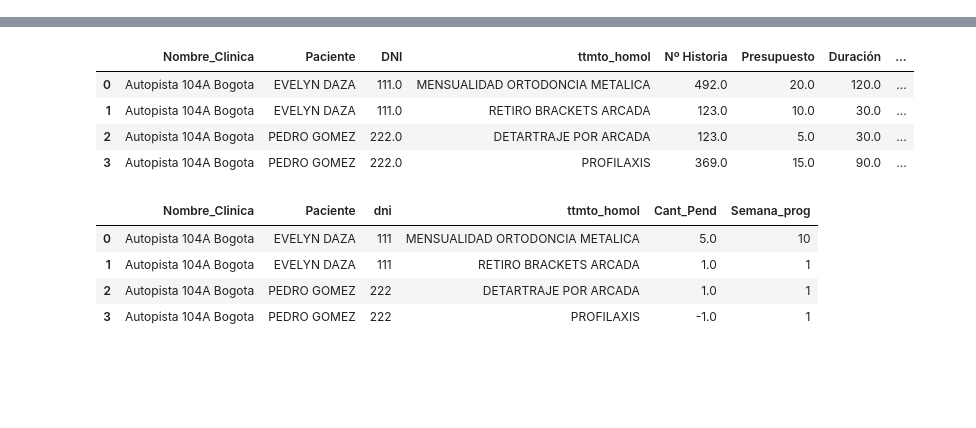
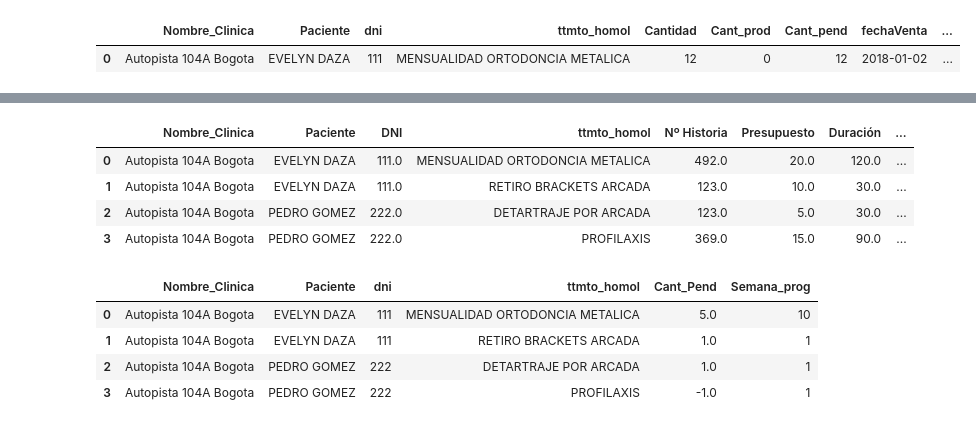
Before and after one commit to davidarango82/intro-data-sci-python, a Jupyter notebook: ConcatProg.ipynb, the cells around one changed output, grey strips where cells are left out. Cells and saved outputs as stored; diff of their text form; code cells hidden in the pictures; blank space fills up the shorter version.

```diff
--- a/ActualizacionProg.ipynb
+++ b/ConcatProg.ipynb
@@ -73,0 +24,12 @@ prod_df.loc[prod_df['temp'] == True,'ttmto_homol'] = 'RETENEDOR ESSIX'
+# %%
+# extraer coincidencias entre las programaciones, sumar Q´s, sumar semana_prog, conservar fechaVenta original, semana_prog, fechaProg
+innerProg = pd.merge(progTotal, progNueva, how='inner', left_on=['Nombre_Clinica','dni','ttmto_homol'], right_on=['Nombre_Clinica','dni','ttmto_homol'])
+innerProg['Cantidad'] = innerProg['Cantidad_x'] + innerProg['Cantidad_y']
+innerProg['Cant_prod'] = innerProg['Cant_prod_x'] + innerProg['Cant_prod_y']
+innerProg['Cant_pend'] = innerProg['Cant_pend_x'] + innerProg['Cant_pend_y']
+innerProg = innerProg[['Nombre_Clinica','Paciente_x','dni','ttmto_homol','Cantidad','Cant_prod','Cant_pend','fechaVenta_x','Semana_prog_x','fechaProg_x']]
+innerProg = innerProg.rename(index=str, columns={"Paciente_x":"Paciente","fechaVenta_x":"fechaVenta","Semana_prog_x":"Semana_prog",'fechaProg_x':'fechaProg'})
+innerProg
+# %% [output]
+|  | Nombre_Clinica | Paciente | dni | ttmto_homol | Cantidad | Cant_prod | Cant_pend | fechaVenta | ... |
+| 0 | Autopista 104A Bogota | EVELYN DAZA | 111 | MENSUALIDAD ORTODONCIA METALICA | 12 | 0 | 12 | 2018-01-02 | ... |
```
Also changed, not shown: parts of 5 cells of this notebook, 4 other files.
